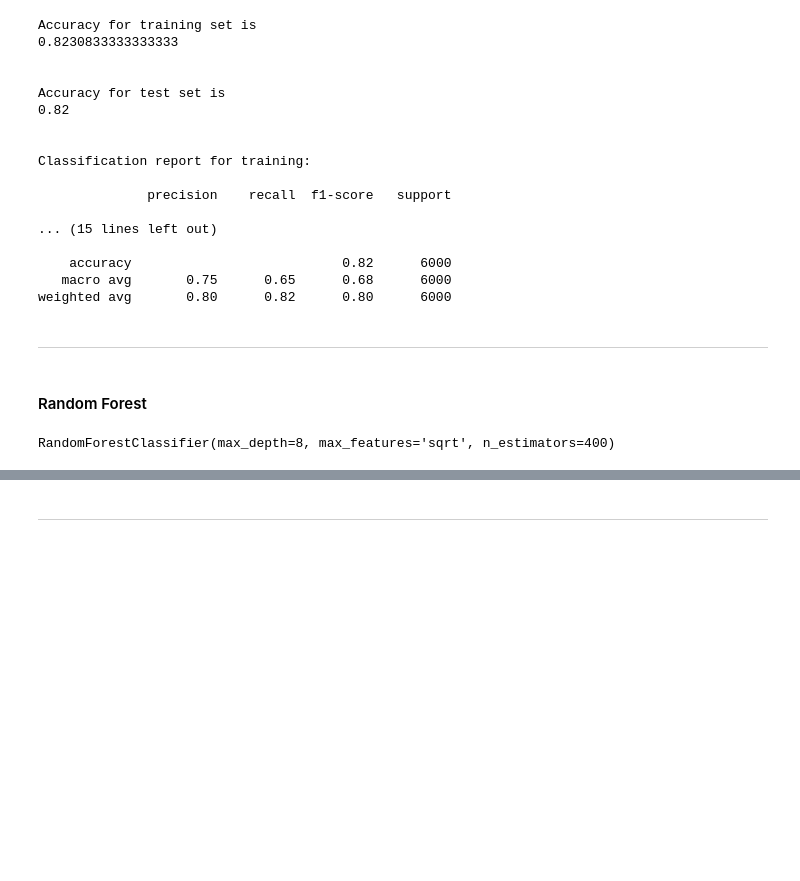
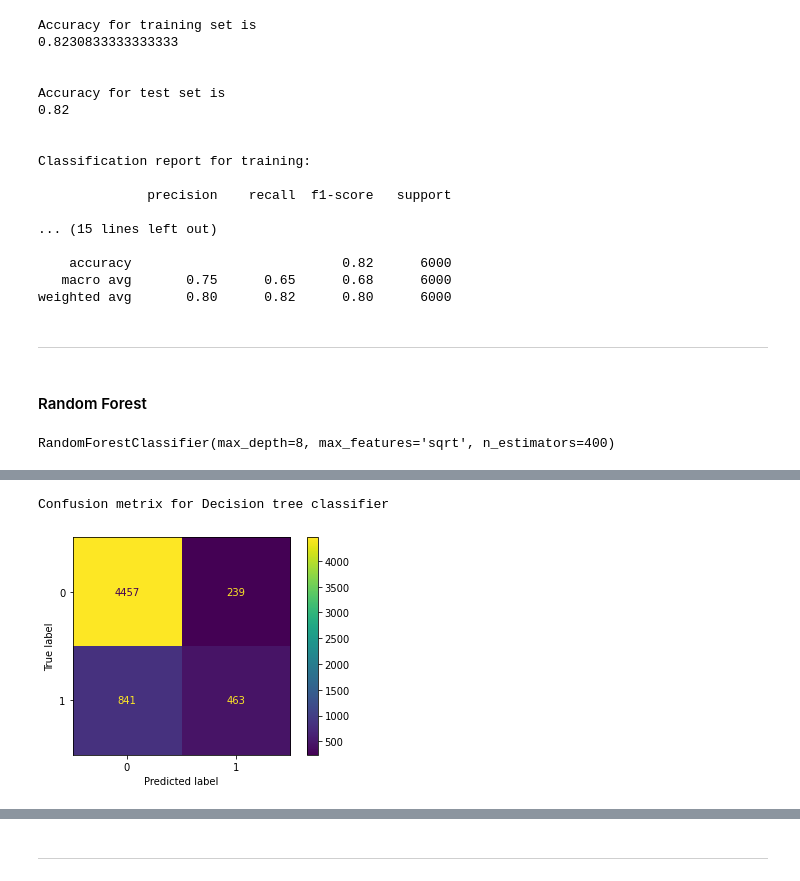
Before and after one commit to akmal1994/Capstone---Classification, a Jupyter notebook: Credit_Card_Default_Prediction_Capstone_Project.ipynb, the cells around one changed output, grey strips where cells are left out. Drawn from its saved outputs; the diff is of its cells as text; code cells hidden in the pictures; blank space fills up the shorter version.

```diff
--- a/Credit_Card_Default_Prediction_Capstone_Project.ipynb
+++ b/Credit_Card_Default_Prediction_Capstone_Project.ipynb
@@ -601,0 +612,6 @@ weighted avg       0.81      0.82      0.80      6000
+# %%
+print("Confusion metrix for Decision tree classifier")
+plot_confusion_matrix(dt_model, X_test, y_test);
+# %% [output]
+Confusion metrix for Decision tree classifier
+[figure, added]
```
Also changed, not shown: parts of 30 cells of this notebook.
